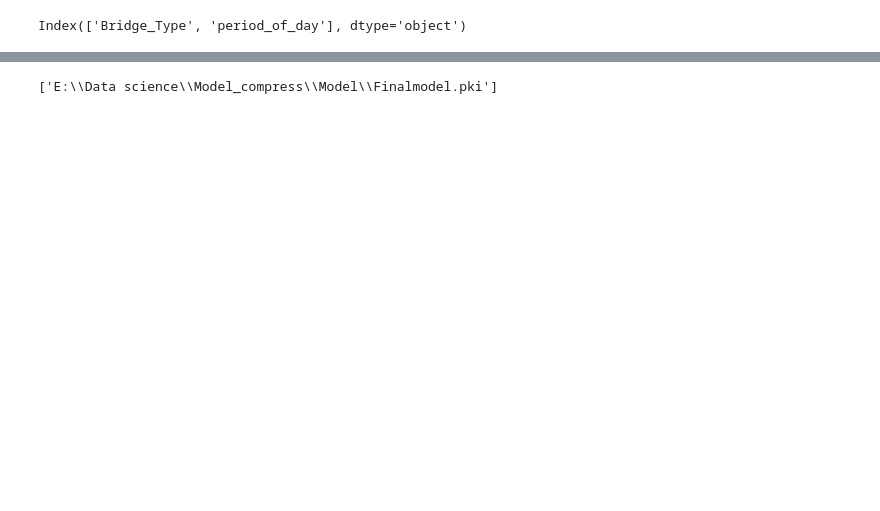
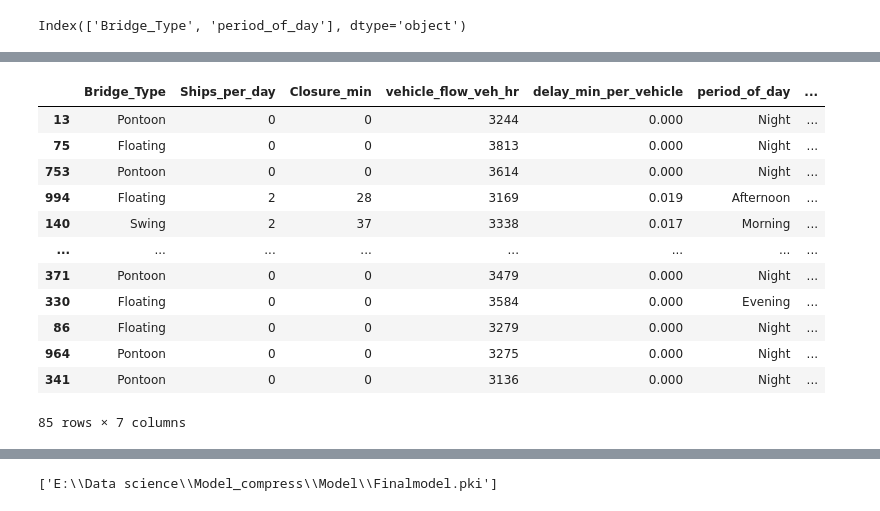
Before and after one commit to MinaGO1/DECI-BOOTCAMP, a Jupyter notebook: Untitled.ipynb, the cells around one changed output, grey strips where cells are left out. Cells and saved outputs as stored; diff of their text form; code cells hidden in the pictures; blank space fills up the shorter version.

```diff
--- a/Untitled.ipynb
+++ b/Untitled.ipynb
@@ -76,3 +82,37 @@ Index(['Closure_min', 'vehicle_flow_veh_hr'], dtype='object')
+# %%
+zero_fix_cols = ['delay_min_per_vehicle', 'vehicle_flow_veh_hr', 'Ships_per_day', 'Closure_min']
+
+from sklearn.base import BaseEstimator, TransformerMixin
+
+class ZeroToMeanImputer(BaseEstimator, TransformerMixin):
+    def __init__(self, cols):
+        self.cols = cols
+        self.means_ = {}
+
+    def fit(self, X, y=None):
+        X = X.copy()
+        for col in self.cols:
+            non_zero = X[col].replace(0, np.nan)
+            self.means_[col] = non_zero.mean()
+        return self
+
+    def transform(self, X):
+        X = X.copy()
+        for col in self.cols:
+            X[col] = X[col].replace(0, np.nan)
+            X[col] = X[col].fillna(self.means_[col])
+        return X
+    def get_feature_names_out(self , input_features = None):
+        return np.array(
+            self.cols if input_features is None else input_features
+        )
+
+numerical_pipeline = Pipeline(
+    [
+        ('zero_to_fix' , ZeroToMeanImputer(zero_fix_cols)),
+        ('scaler' , StandardScaler())
+    ]
+)
 # %%
 categorical_data = data.select_dtypes('O').drop(['Bridge_Name' , 'ship_present' ] , axis = 1).columns
 categorical_data
@@ -81,7 +121,7 @@ Index(['Bridge_Type', 'period_of_day'], dtype='object')
 # %%
 preprocessor = ColumnTransformer(
  [
-     ('numircal' , StandardScaler() , numerical_data),
+     ('numerical' , numerical_pipeline , numerical_data),
      ('categorical' , OneHotEncoder() , categorical_data)
  ]
 )
@@ -89,7 +129,7 @@ preprocessor = ColumnTransformer(
 pipeline = Pipeline(
     [
         ('preprocessor' , preprocessor),
-        ('model', RandomForestClassifier(random_state=42 , class_weight='balanced'))
+        ('model', SVC(random_state=42 , class_weight='balanced' , probability=True))
     ]
 )
 # %%
@@ -198,0 +237,16 @@ X_test
+# %%
+X_test[y_pred == 0]
+# %% [output]
+|  | Bridge_Type | Ships_per_day | Closure_min | vehicle_flow_veh_hr | delay_min_per_vehicle | period_of_day | ... |
+| 13 | Pontoon | 0 | 0 | 3244 | 0.000 | Night | ... |
+| 75 | Floating | 0 | 0 | 3813 | 0.000 | Night | ... |
+| 753 | Pontoon | 0 | 0 | 3614 | 0.000 | Night | ... |
+| 994 | Floating | 2 | 28 | 3169 | 0.019 | Afternoon | ... |
+| 140 | Swing | 2 | 37 | 3338 | 0.017 | Morning | ... |
+| ... | ... | ... | ... | ... | ... | ... | ... |
+| 371 | Pontoon | 0 | 0 | 3479 | 0.000 | Night | ... |
+| 330 | Floating | 0 | 0 | 3584 | 0.000 | Evening | ... |
+| 86 | Floating | 0 | 0 | 3279 | 0.000 | Night | ... |
+| 964 | Pontoon | 0 | 0 | 3275 | 0.000 | Night | ... |
+| 341 | Pontoon | 0 | 0 | 3136 | 0.000 | Night | ... |
+85 rows × 7 columns
```
Also changed, not shown: parts of 18 cells of this notebook, 6 other files.
